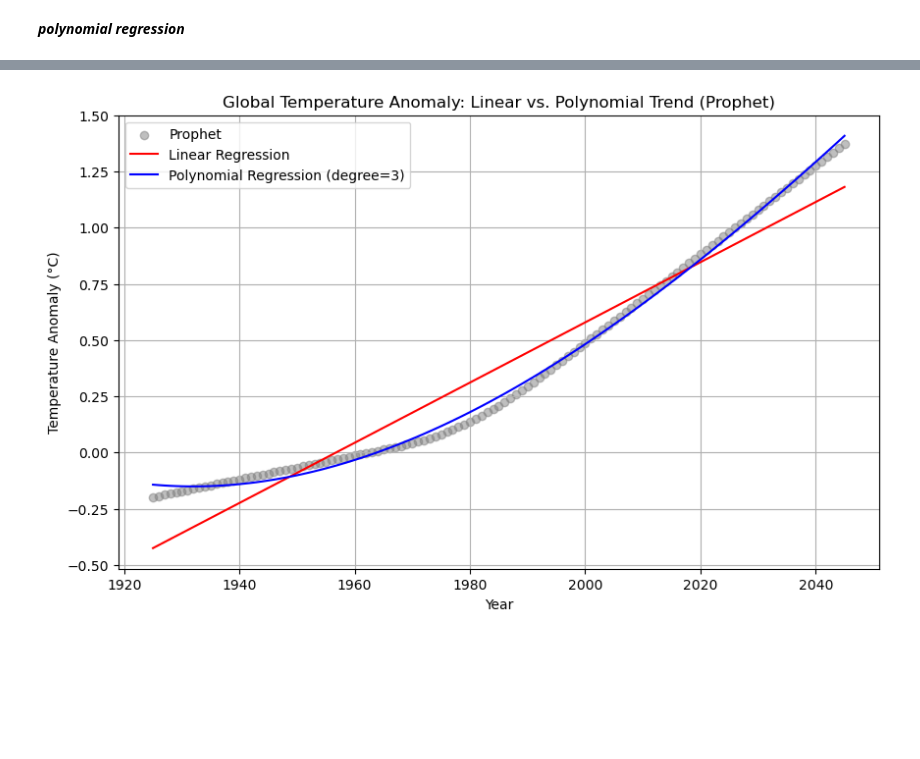
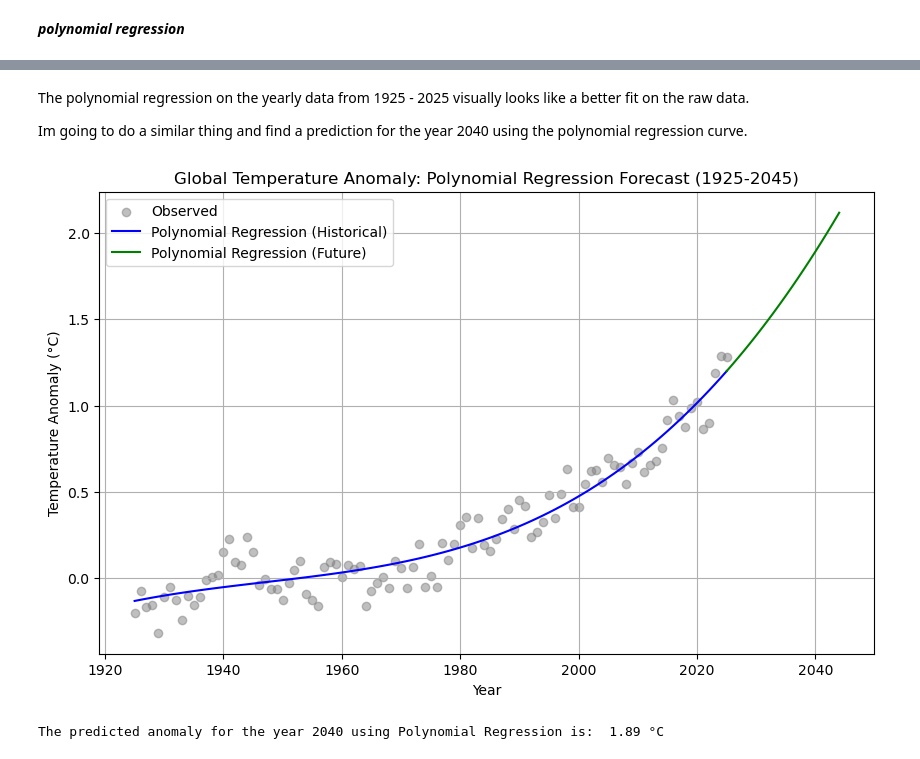
Before and after one commit to momopj/Temp-Anomaly-Analysis, a Jupyter notebook: Analysis.ipynb, the cells around one changed output, grey strips where cells are left out. Saved outputs shown, nothing was run; the diff lists cells and outputs as text; code cells hidden in the pictures; blank space fills up the shorter version.

```diff
--- a/Analysis.ipynb
+++ b/Analysis.ipynb
@@ -274,24 +296,29 @@ plt.show()
-# %%
-#Polynomial Regression for Prophet Trend
-X = trend_df['Year'].to_numpy().reshape(-1, 1)
-y = trend_df['trend'].to_numpy()
-
-linear_model = LinearRegression().fit(X, y)
-y_linear_pred = linear_model.predict(X)
-
-poly = PolynomialFeatures(degree=3)
-poly_X = poly.fit_transform(X)
-poly_model = LinearRegression().fit(poly_X, y)
-y_poly_pred = poly_model.predict(poly_X)
-plt.figure(figsize=(10, 6))
-plt.scatter(X, y, color='gray', label='Prophet', alpha=0.5)
-plt.plot(X, y_linear_pred, label='Linear Regression', color='red')
-plt.plot(X, y_poly_pred, label='Polynomial Regression (degree=3)', color='blue')
-plt.xlabel("Year")
-plt.ylabel("Temperature Anomaly (°C)")
-plt.title("Global Temperature Anomaly: Linear vs. Polynomial Trend (Prophet)")
-plt.legend()
-plt.grid(True)
-plt.show()
-# %% [output]
-[figure, removed]
+# %% [markdown]
+The polynomial regression on the yearly data from 1925 - 2025 visually looks like a better fit on the raw data.
+
+Im going to do a similar thing and find a prediction for the year 2040 using the polynomial regression curve.
+# %%
+poly_future  = np.arange(2025, 2045).reshape(-1, 1)
+
+poly_future_preds = poly_model.predict(poly.fit_transform(poly_future))
+
+poly_future_df = pd.DataFrame({
+    'Year': poly_future.flatten(),
+    'Predicted_Poly': poly_future_preds
+})
+
+plt.figure(figsize=(10, 6))
+plt.scatter(yearly_df['Year'], yearly_df['Anomaly'], label='Observed', color='gray', alpha=0.5)
+plt.plot(yearly_df['Year'], yearly_df['Predicted_poly'], label='Polynomial Regression (Historical)', color='blue')
+plt.plot(poly_future_df['Year'], poly_future_df['Predicted_Poly'], label='Polynomial Regression (Future)', color='green')
+plt.xlabel("Year")
+plt.ylabel("Temperature Anomaly (°C)")
+plt.title("Global Temperature Anomaly: Polynomial Regression Forecast (1925-2045)")
+plt.legend()
+plt.grid(True)
+plt.show()
+
+print("The predicted anomaly for the year 2040 using Polynomial Regression is: ", round(poly_future_df[poly_future_df['Year'] == 2040]['Predicted_Poly'].values[0], 2), "°C")
+# %% [output]
+[figure, added]
+The predicted anomaly for the year 2040 using Polynomial Regression is:  1.89 °C
```
Also changed, not shown: parts of 8 cells of this notebook.
